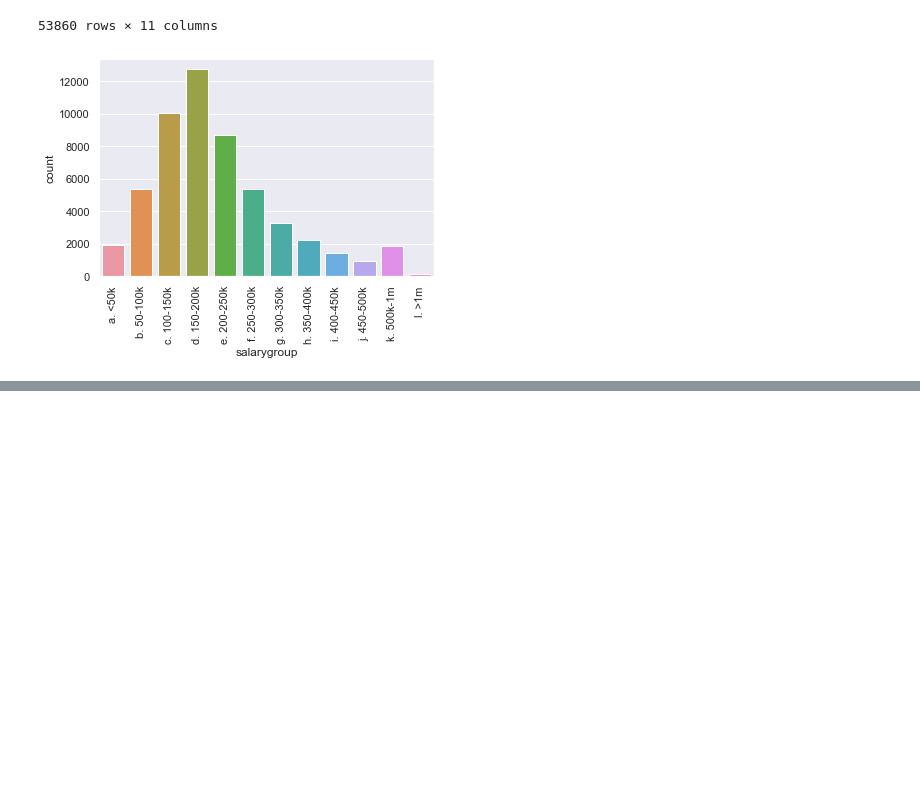
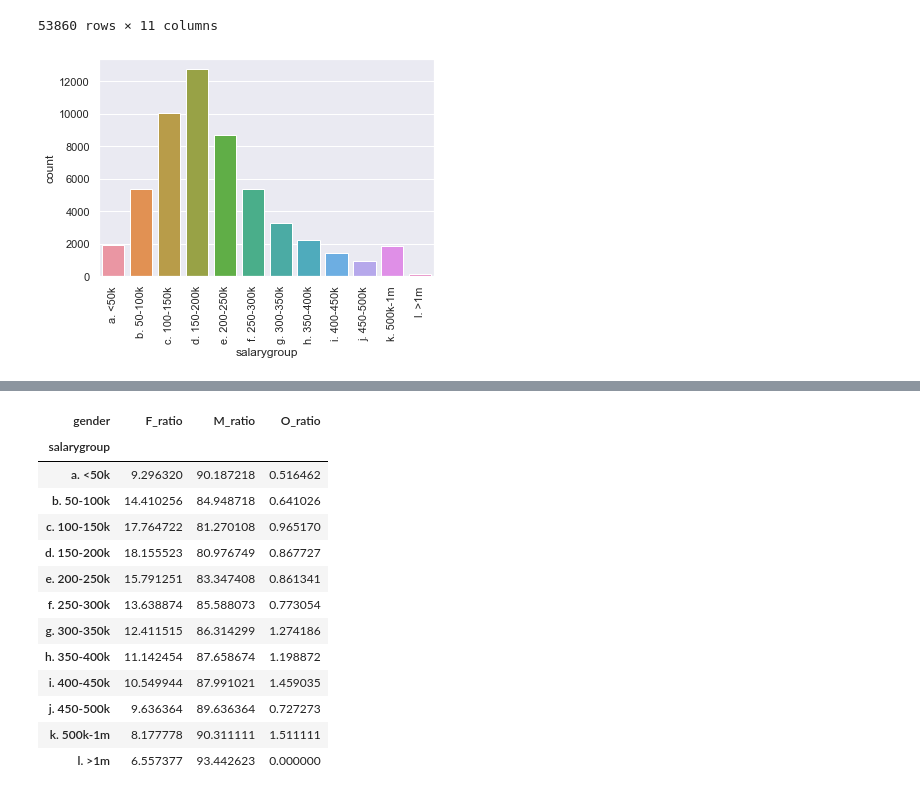
Before and after one commit to PriyankaVelagala/INM701, a Jupyter notebook: RegressionDatasetCleaning.ipynb, the cells around one changed output, grey strips where cells are left out. Drawn from its saved outputs; the diff is of its cells as text; code cells hidden in the pictures; blank space fills up the shorter version.

```diff
--- a/RegressionDatasetCleaning.ipynb
+++ b/RegressionDatasetCleaning.ipynb
@@ -382,0 +366,23 @@ ValueError: Index contains duplicate entries, cannot reshape
+# %%
+s["sum"] = s.sum(axis=1)
+s['F_ratio'] = 100*(s['Female']/s['sum'])
+s['M_ratio'] = 100*(s['Male']/s['sum'])
+s['O_ratio'] = 100*(s['Other']/s['sum'])
+s = s.fillna(0)
+s = s[['F_ratio', 'M_ratio', 'O_ratio']]
+s
+# %% [output]
+| gender | F_ratio | M_ratio | O_ratio |
+| salarygroup |  |  |  |
+| a. <50k | 9.296320 | 90.187218 | 0.516462 |
+| b. 50-100k | 14.410256 | 84.948718 | 0.641026 |
+| c. 100-150k | 17.764722 | 81.270108 | 0.965170 |
+| d. 150-200k | 18.155523 | 80.976749 | 0.867727 |
+| e. 200-250k | 15.791251 | 83.347408 | 0.861341 |
+| f. 250-300k | 13.638874 | 85.588073 | 0.773054 |
+| g. 300-350k | 12.411515 | 86.314299 | 1.274186 |
+| h. 350-400k | 11.142454 | 87.658674 | 1.198872 |
+| i. 400-450k | 10.549944 | 87.991021 | 1.459035 |
+| j. 450-500k | 9.636364 | 89.636364 | 0.727273 |
+| k. 500k-1m | 8.177778 | 90.311111 | 1.511111 |
+| l. >1m | 6.557377 | 93.442623 | 0.000000 |
```
Also changed, not shown: parts of 7 cells of this notebook.
